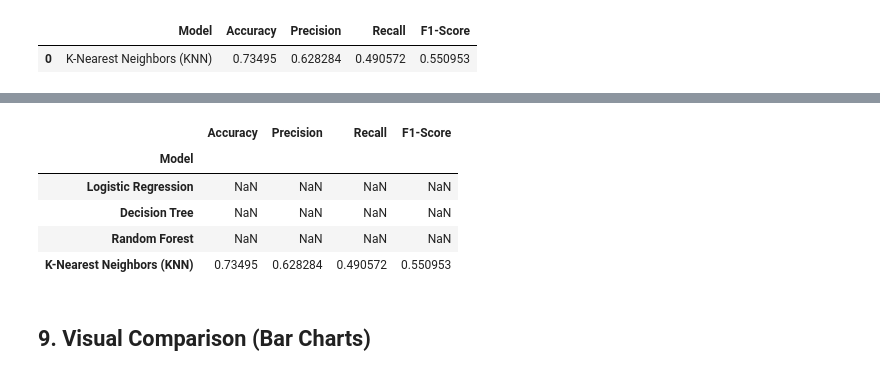
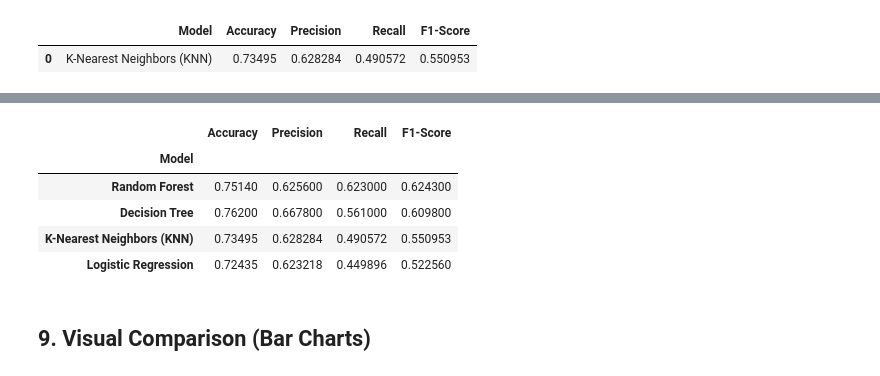
Before and after one commit to SandupamaSRS/Customer-Churn-Prediction-System, a Jupyter notebook: notebooks/k_nearest_neighbors_knn_model_performance_comparison.ipynb, the cells around one changed output, grey strips where cells are left out. Cells and saved outputs as stored; diff of their text form; code cells hidden in the pictures.

```diff
--- a/notebooks/k_nearest_neighbors_knn_model_performance_comparison.ipynb
+++ b/notebooks/k_nearest_neighbors_knn_model_performance_comparison.ipynb
@@ -284,20 +281,84 @@ Update the placeholder rows below using your teammates' final model metrics. You
 # %%
-team_results = [
-    {'Model': 'Logistic Regression', 'Accuracy': np.nan, 'Precision': np.nan, 'Recall': np.nan, 'F1-Score': np.nan},
-    {'Model': 'Decision Tree', 'Accuracy': np.nan, 'Precision': np.nan, 'Recall': np.nan, 'F1-Score': np.nan},
-    {'Model': 'Random Forest', 'Accuracy': np.nan, 'Precision': np.nan, 'Recall': np.nan, 'F1-Score': np.nan},
-    knn_result_row
-]
+from pathlib import Path
+import pandas as pd
+import json
+import re
 
-comparison_df = pd.DataFrame(team_results).set_index('Model')
+def extract_metrics_from_notebook(notebook_path, model_name, label_map):
+    notebook_path = Path(notebook_path)
+    if not notebook_path.exists():
+        raise FileNotFoundError(f'Notebook not found: {notebook_path}')
+
+    with notebook_path.open('r', encoding='utf-8') as handle:
+        notebook_data = json.load(handle)
+
+    output_text = []
+    for cell in notebook_data.get('cells', []):
+        for output in cell.get('outputs', []):
+            for key in ('text', 'text/plain'):
+                value = output.get(key)
+                if isinstance(value, list):
+                    output_text.extend(value)
+                elif isinstance(value, str):
+                    output_text.append(value)
+
+    joined_output = '\n'.join(str(item) for item in output_text)
+    metrics = {'Model': model_name}
+
+    for metric_name, label in label_map.items():
+        pattern = rf'{re.escape(label)}\s*[:=]\s*([0-9]*\.?[0-9]+)'
+        matches = re.findall(pattern, joined_output, flags=re.IGNORECASE)
+        if not matches:
+            raise ValueError(f'Could not find {metric_name} in {notebook_path.name}')
+        metrics[metric_name] = float(matches[-1])
+
+    return metrics
+
+notebook_candidates = {
+    'Logistic Regression': [
+        base_dir / 'Logistic_Regression_Churn.ipynb.ipynb',
+        project_dir / 'notebooks/Logistic_Regression_Churn.ipynb.ipynb',
+    ],
+    'Decision Tree': [
+        base_dir / 'ML_Decisiontree.ipynb',
+        project_dir / 'notebooks/ML_Decisiontree.ipynb',
+    ],
+    'Random Forest': [
+        base_dir / 'random_forest_churn.ipynb',
+        project_dir / 'notebooks/random_forest_churn.ipynb',
+    ],
+}
+
+metric_labels = {
+    'Logistic Regression': {'Accuracy': 'Accuracy', 'Precision': 'Precision', 'Recall': 'Recall', 'F1-Score': 'F1 Score'},
+    'Decision Tree': {'Accuracy': 'Accuracy', 'Precision': 'Precision', 'Recall': 'Recall', 'F1-Score': 'F1-Score'},
+    'Random Forest': {'Accuracy': 'Accuracy', 'Precision': 'Precision', 'Recall': 'Recall', 'F1-Score': 'F1-score'},
+}
+
+team_results = []
+for model_name, candidates in notebook_candidates.items():
+    notebook_path = next((path for path in candidates if path.exists()), None)
+    if notebook_path is None:
+        raise FileNotFoundError(f'Could not locate notebook for {model_name}')
+    team_results.append(extract_metrics_from_notebook(notebook_path, model_name, metric_labels[model_name]))
+
+team_results.append({
+    'Model': 'K-Nearest Neighbors (KNN)',
+    'Accuracy': best_knn_metrics['Accuracy'],
+    'Precision': best_knn_metrics['Precision'],
+    'Recall': best_knn_metrics['Recall'],
+    'F1-Score': best_knn_metrics['F1-Score'],
+})
+
+comparison_df = pd.DataFrame(team_results).set_index('Model').sort_values(by='F1-Score', ascending=False)
 comparison_df
 # %% [output]
 |  | Accuracy | Precision | Recall | F1-Score |
 | Model |  |  |  |  |
-| Logistic Regression | NaN | NaN | NaN | NaN |
-| Decision Tree | NaN | NaN | NaN | NaN |
-| Random Forest | NaN | NaN | NaN | NaN |
+| Random Forest | 0.75140 | 0.625600 | 0.623000 | 0.624300 |
+| Decision Tree | 0.76200 | 0.667800 | 0.561000 | 0.609800 |
 | K-Nearest Neighbors (KNN) | 0.73495 | 0.628284 | 0.490572 | 0.550953 |
+| Logistic Regression | 0.72435 | 0.623218 | 0.449896 | 0.522560 |
 # %% [markdown]
 ## 9. Visual Comparison (Bar Charts)
 # %%
```
Also changed, not shown: parts of 5 cells of this notebook, 6 other files.
